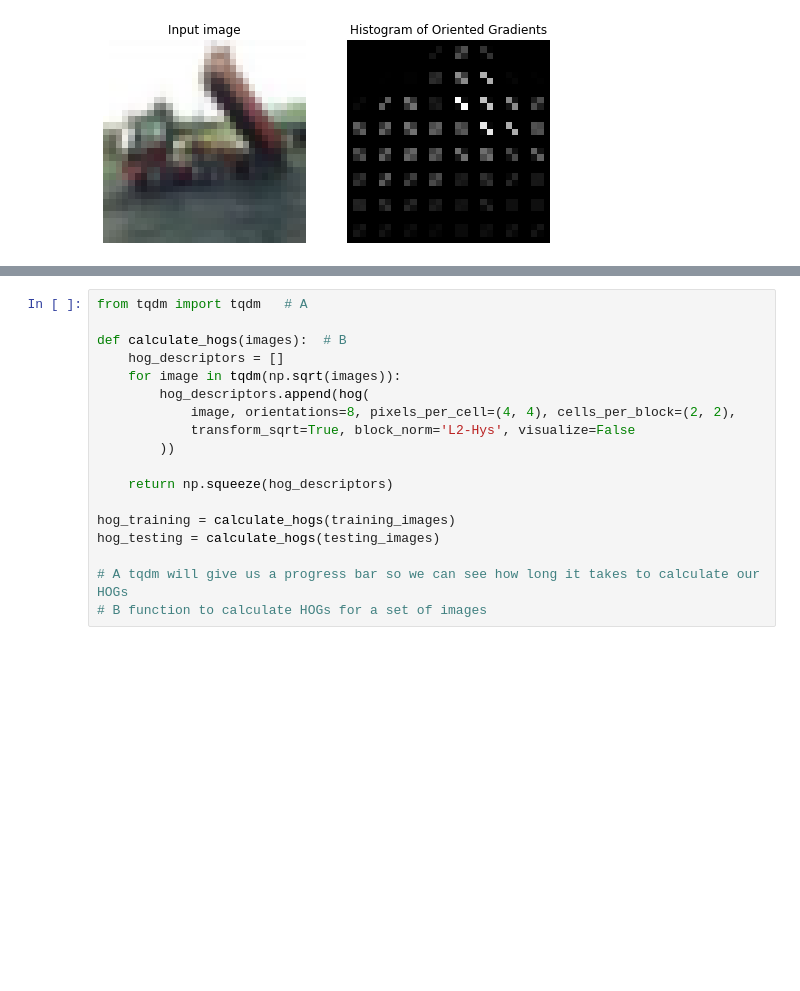
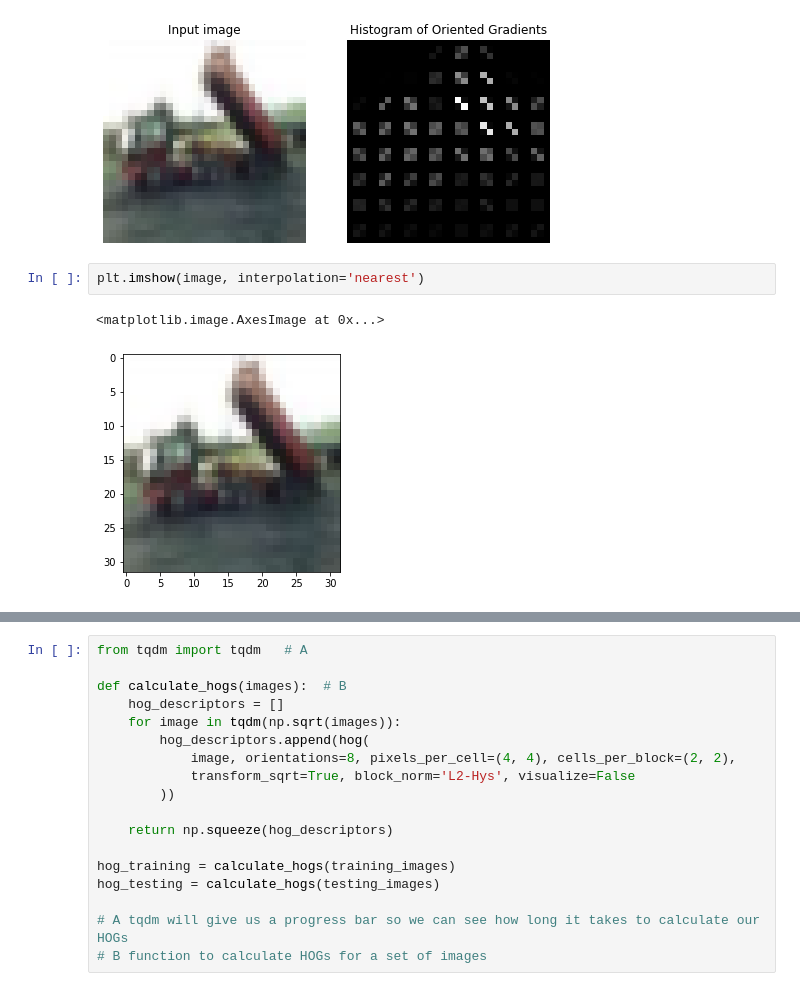
Before and after one commit to sinanuozdemir/feature_engineering_bookcamp, a Jupyter notebook: notebooks/Chapter_06.ipynb, the cells around one changed output, grey strips where cells are left out. Saved outputs shown, nothing was run; the diff lists cells and outputs as text; blank space fills up the shorter version.

```diff
--- a/notebooks/Chapter_06.ipynb
+++ b/notebooks/Chapter_06.ipynb
@@ -171,3 +171,8 @@ plt.show()
 [figure]
 [figure]
 [figure]
+# %%
+plt.imshow(image, interpolation='nearest')
+# %% [output]
+<matplotlib.image.AxesImage at 0x...>
+[figure, added]
```
Also changed, not shown: parts of 5 cells of this notebook, 3 other files.
